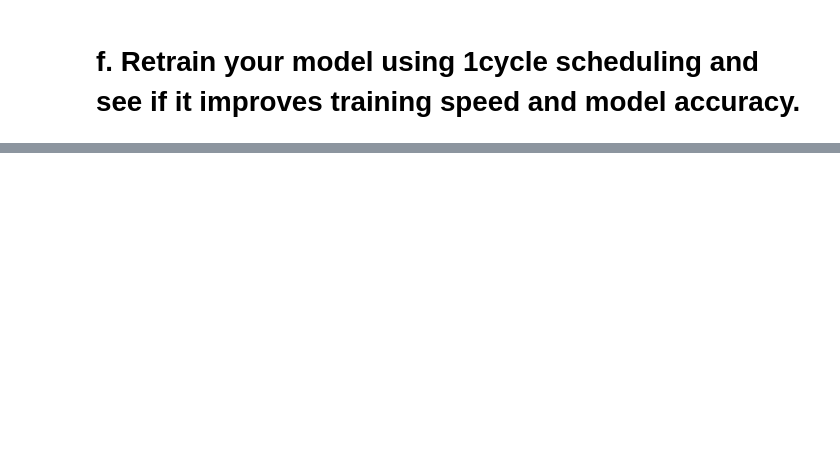
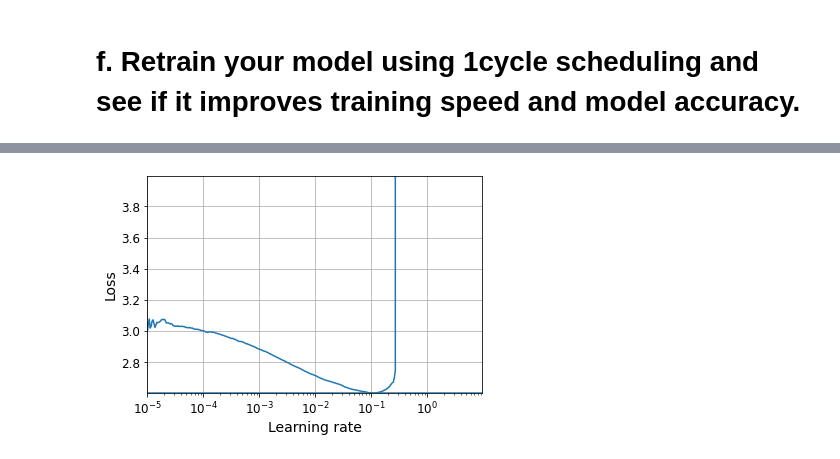
Before and after one commit to ThOliveira23/PH482_582_Sp22, a Jupyter notebook: Exercises/06.ipynb, the cells around one changed output, grey strips where cells are left out. Saved outputs shown, nothing was run; the diff lists cells and outputs as text; code cells hidden in the pictures; blank space fills up the shorter version.

```diff
--- a/Exercises/06.ipynb
+++ b/Exercises/06.ipynb
@@ -1530,0 +1651,3 @@ Epoch 40/40
+# %%
+model = keras.models.load_model("my_cifar10_alpha_dropout_model.h5")
+model.evaluate(X_valid_scaled, y_valid)
@@ -1546,0 +1699,18 @@ f. Retrain your model using 1cycle scheduling and see if it improves training sp
+# %%
+model = keras.models.Sequential()
+model.add(keras.layers.Flatten(input_shape=[32, 32, 3]))
+for _ in range(20):
+    model.add(keras.layers.Dense(100,
+                                 kernel_initializer="lecun_normal",
+                                 activation="selu"))
+
+model.add(keras.layers.AlphaDropout(rate=0.1))
+model.add(keras.layers.Dense(10, activation="softmax"))
+# %%
+optimizer = keras.optimizers.SGD(learning_rate=1e-3)
+model.compile(loss="sparse_categorical_crossentropy",
+              optimizer=optimizer,
+              metrics=["accuracy"])
+# %%
+batch_size = 128
+rates, losses = find_learning_rate(model, X_train_scaled, y_train, epochs=1, batch_size=batch_size)
@@ -1546,0 +1719,6 @@ f. Retrain your model using 1cycle scheduling and see if it improves training sp
+# %%
+plot_lr_vs_loss(rates,losses)
+plt.axis([min(rates), max(rates), min(losses), (losses[0] + min(losses)) / 1.4])
+plt.grid()
+# %% [output]
+[figure, added]
```
Also changed, not shown: parts of 41 cells of this notebook, 17 other files.
